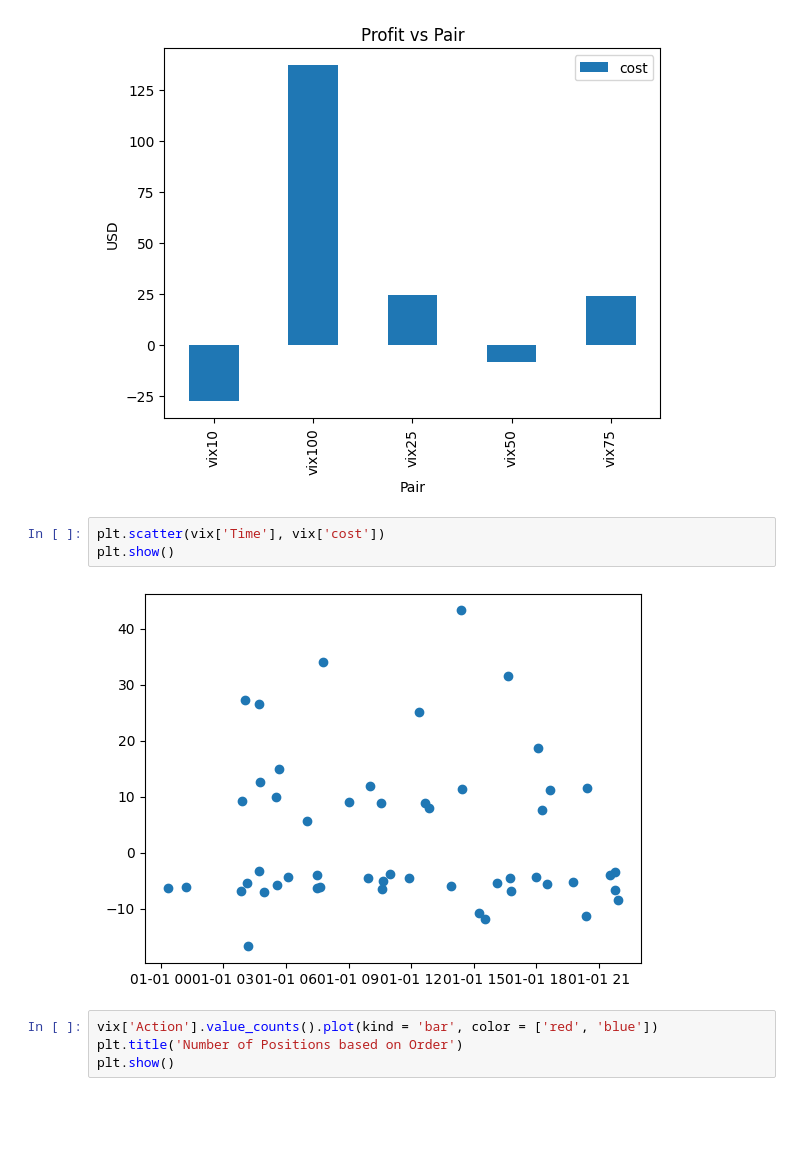
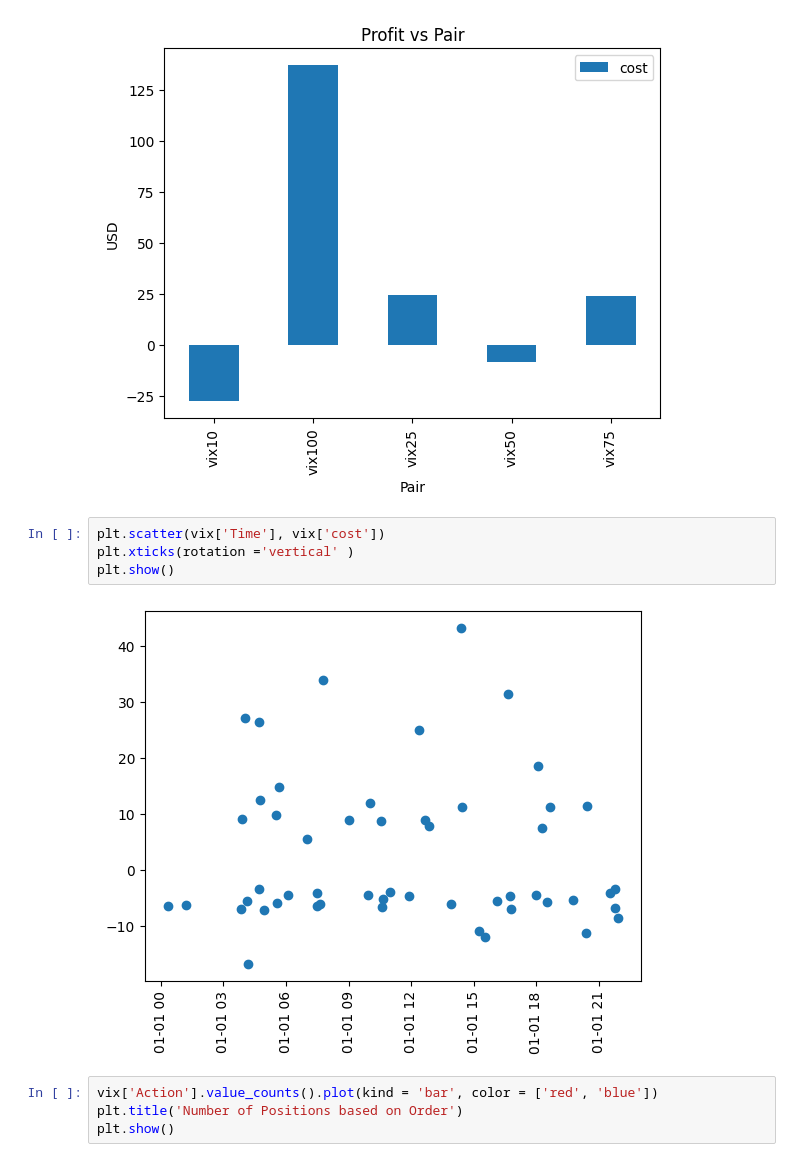
Before and after one commit to ToluPaul/forex, a Jupyter notebook: forex_pred.ipynb, the cells around one changed output. Cells and saved outputs as stored; diff of their text form; blank space fills up the shorter version.

```diff
--- a/forex_pred.ipynb
+++ b/forex_pred.ipynb
@@ -261,9 +267,10 @@ plt.show()
 [figure]
 # %%
 plt.scatter(vix['Time'], vix['cost'])
+plt.xticks(rotation ='vertical' )
 plt.show()
 # %% [output]
-[figure, old version]
+[figure, new version]
 # %%
 vix['Action'].value_counts().plot(kind = 'bar', color = ['red', 'blue'])
 plt.title('Number of Positions based on Order')
```
Also changed, not shown: parts of 5 cells of this notebook.
